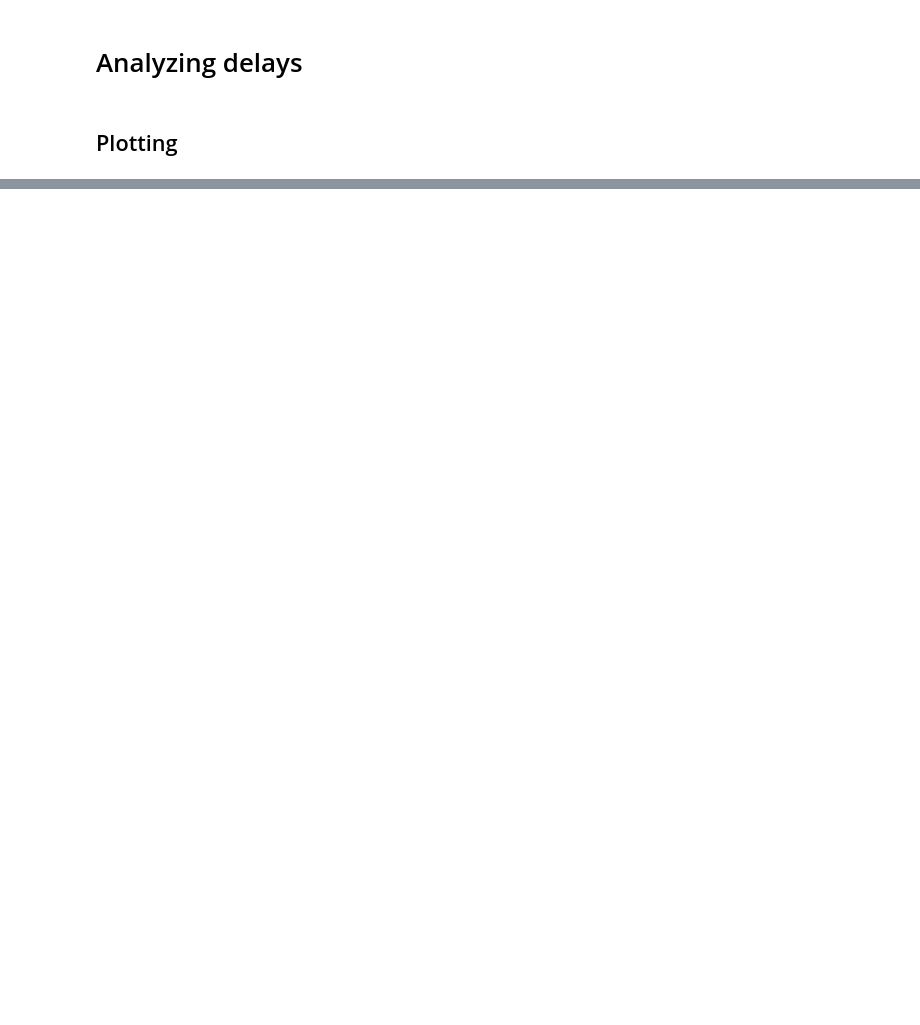
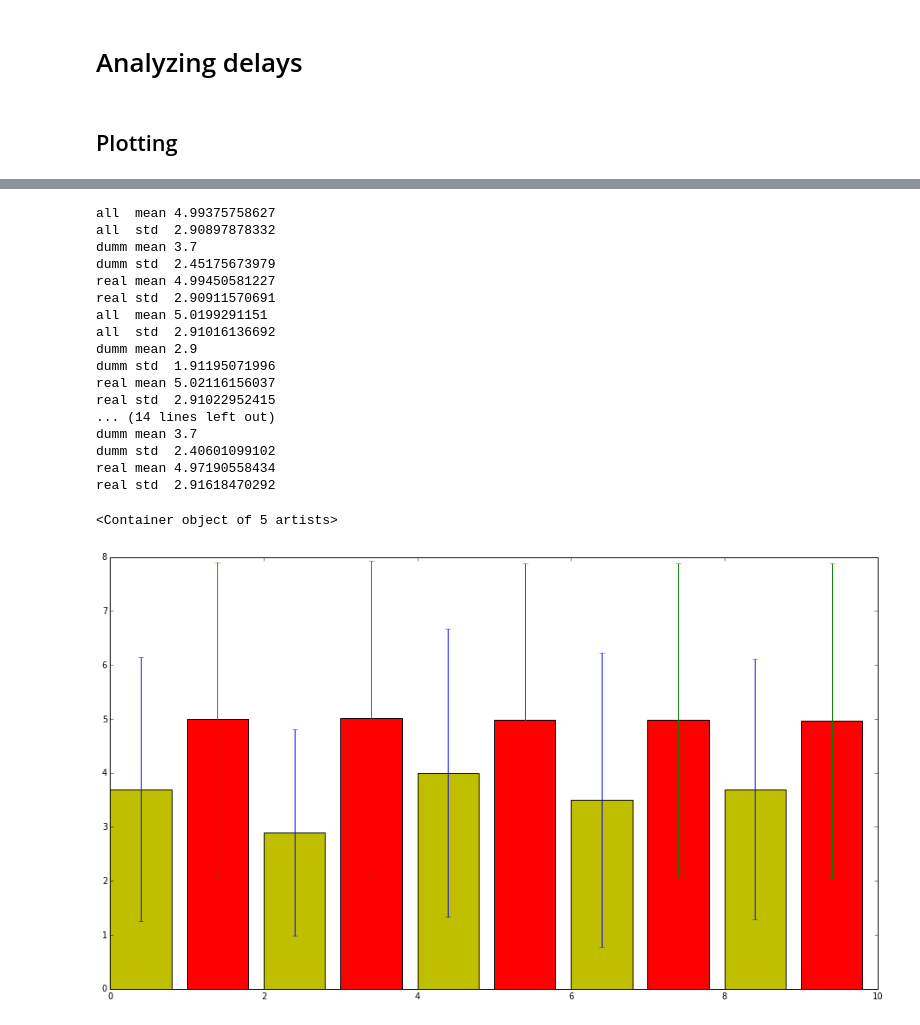
Before and after one commit to hoh/Hubbub, a Jupyter notebook: Analysis.ipynb, the cells around one changed output, grey strips where cells are left out. Saved outputs shown, nothing was run; the diff lists cells and outputs as text; code cells hidden in the pictures; blank space fills up the shorter version.

Commit message:
Started mean std comparison of real and dummy

```diff
--- a/Analysis.ipynb
+++ b/Analysis.ipynb
@@ -100,5 +100,6 @@ r_mixed = [
 ]
 for r in r_mixed:
     r.sort('timestamp', inplace=True)
-r_mixed
+    r['delta'] = r['timestamp'].diff()
+r_mixed[0]
 # %% [output]
@@ -122,3 +124,46 @@ r_mixed
+# %%
+# Average delay
+for r in r_mixed:
+    print 'all  mean', r['delta'].mean()
+    print 'all  std ', r['delta'].std()
+    print 'dumm mean', r[r['dummy'] == 0]['delta'].mean()
+    print 'dumm std ', r[r['dummy'] == 0]['delta'].std()
+    print 'real mean', r[r['dummy'] == 1]['delta'].mean()
+    print 'real std ', r[r['dummy'] == 1]['delta'].std()
+
+bar(
+    range(0, len(r_mixed)*2, 2),
+    [r[r['dummy'] == 0]['delta'].mean() for r in r_mixed],
+    yerr=[r[r['dummy'] == 0]['delta'].std() for r in r_mixed],
+    color='y',
+    )
+
+bar(
+    range(1, len(r_mixed)*2, 2),
+    [r[r['dummy'] == 1]['delta'].mean() for r in r_mixed],
+    yerr=[r[r['dummy'] == 1]['delta'].std() for r in r_mixed],
+    color='r',
+    )
+# %% [output]
+all  mean 4.99375758627
+all  std  2.90897878332
+dumm mean 3.7
+dumm std  2.45175673979
+real mean 4.99450581227
+real std  2.90911570691
+all  mean 5.0199291151
+all  std  2.91016136692
+dumm mean 2.9
+dumm std  1.91195071996
+real mean 5.02116156037
+real std  2.91022952415
+... (14 lines left out)
+dumm mean 3.7
+dumm std  2.40601099102
+real mean 4.97190558434
+real std  2.91618470292
+<Container object of 5 artists>
+[figure, added]
 # %%
 r = r_mixed[0]
 figure()
```
Also changed, not shown: parts of 4 cells of this notebook.
